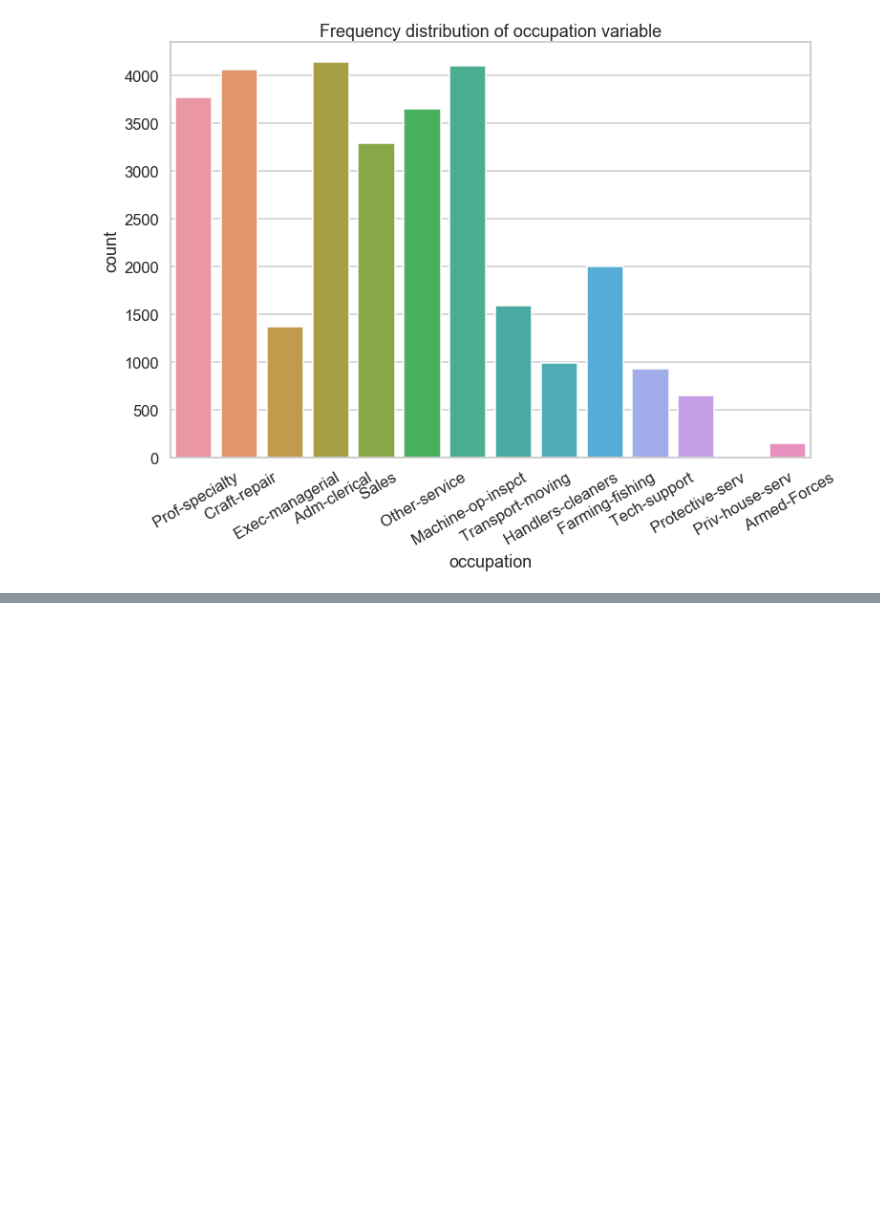
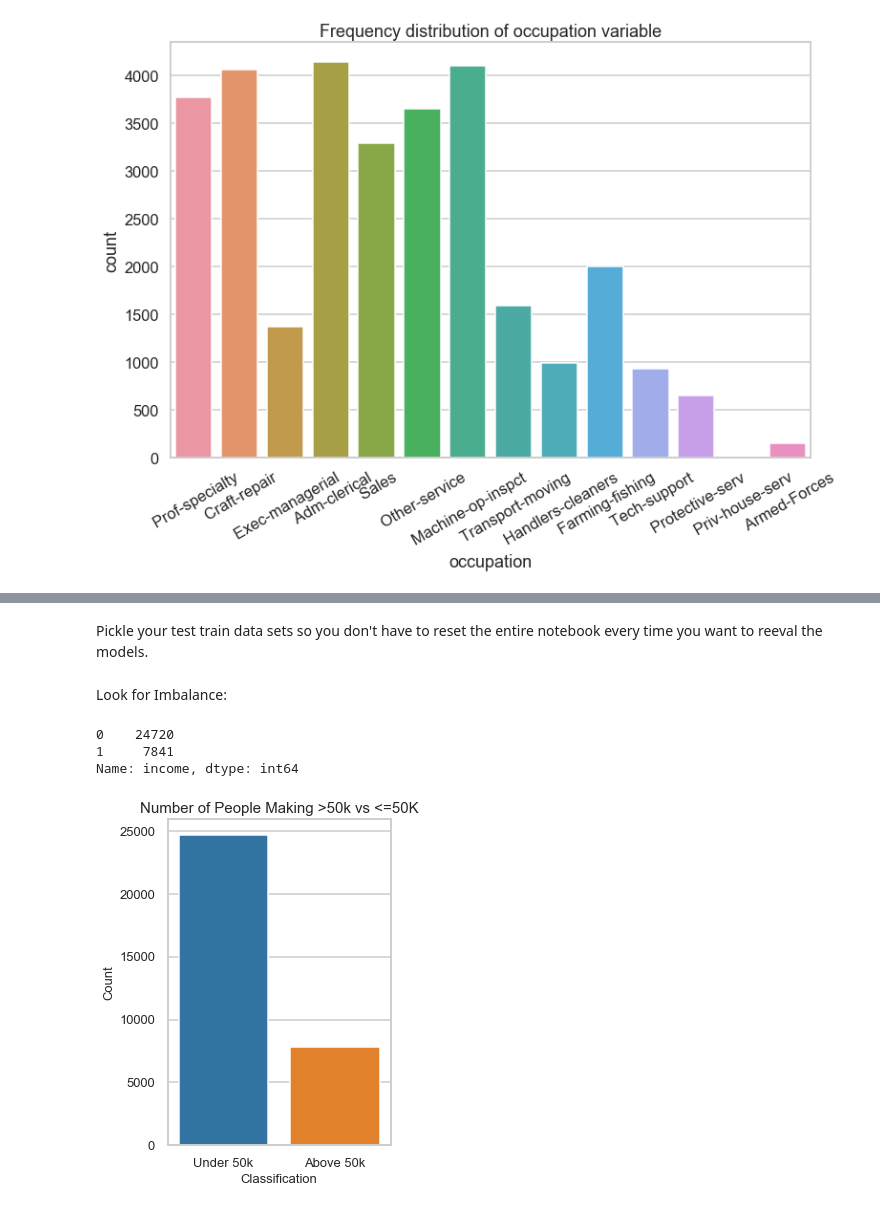
Before and after one commit to scottlou/gitStash_lab, a Jupyter notebook: MOD3/Mod3_FinalProject/Mod3Project.ipynb, the cells around one changed output, grey strips where cells are left out. Saved outputs shown, nothing was run; the diff lists cells and outputs as text; code cells hidden in the pictures; blank space fills up the shorter version.

```diff
--- a/MOD3/Mod3_FinalProject/Mod3Project.ipynb
+++ b/MOD3/Mod3_FinalProject/Mod3Project.ipynb
@@ -423,0 +502,7 @@ Before we proceed, let's continue pre-processing our data:
+# %%
+from sklearn.preprocessing import LabelEncoder
+labelencoder = LabelEncoder()
+income_copy_df.income = labelencoder.fit_transform(income_copy_df.income)
+# %%
+income_copy_df = pd.get_dummies(income_copy_df)
+income_copy_df.head()
@@ -423,0 +576,2 @@ Before we proceed, let's continue pre-processing our data:
+# %% [markdown]
+Pickle your test train data sets so you don't have to reset the entire notebook every time you want to reeval the models.
@@ -423,0 +589,28 @@ Before we proceed, let's continue pre-processing our data:
+# %% [markdown]
+Look for Imbalance:
+# %%
+
+# for the original data before splitting
+x = income_copy_df.drop(columns = 'income')
+y = income_copy_df.income
+print(y.value_counts())
+
+plt.figure(figsize=(4,6))
+sns.countplot(y)
+
+plt.xticks(size = 13)
+plt.yticks(size = 13)
+
+plt.title('Number of People Making >50k vs <=50K', size = 15)
+
+positions = (0,1)
+labels = ("Under 50k","Above 50k")
+plt.xticks(positions, labels)
+
+plt.xlabel('Classification', size = 13)
+plt.ylabel('Count', size = 13);
+# %% [output]
+0    24720
+1     7841
+Name: income, dtype: int64
+[figure, added]
```
Also changed, not shown: parts of 106 cells of this notebook, 38 other files.
